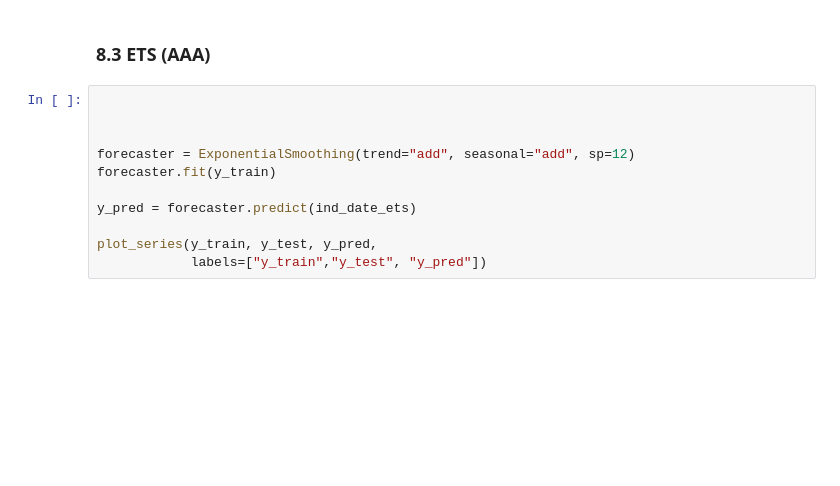
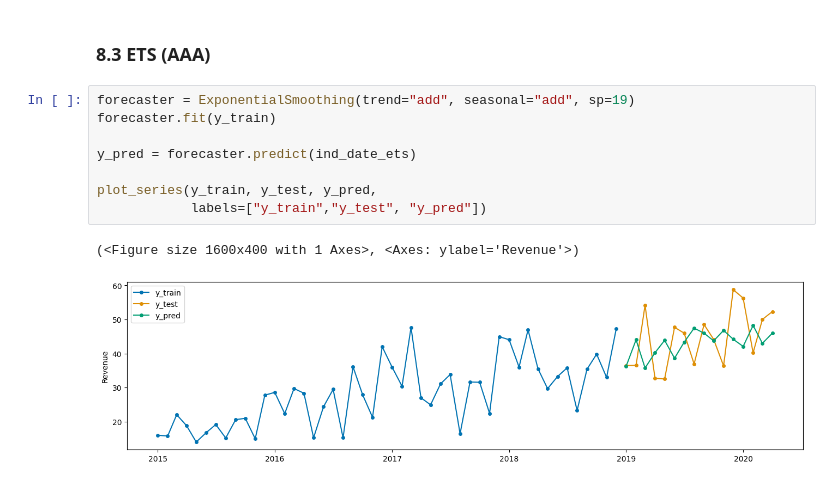
Before and after one commit to GoGoMosh/7.Data_forecasting, a Jupyter notebook: Forecast.ipynb, the cells around one changed output. Drawn from its saved outputs; the diff is of its cells as text; blank space fills up the shorter version.

```diff
--- a/Forecast.ipynb
+++ b/Forecast.ipynb
@@ -212,13 +222,13 @@ plot_series(y_train, y_test, y_pred,
 # %% [markdown]
 ### 8.3 ETS (AAA)
 # %%
-
-
-
-forecaster = ExponentialSmoothing(trend="add", seasonal="add", sp=12)
+forecaster = ExponentialSmoothing(trend="add", seasonal="add", sp=19)
 forecaster.fit(y_train)
 
 y_pred = forecaster.predict(ind_date_ets)
 
 plot_series(y_train, y_test, y_pred,
             labels=["y_train","y_test", "y_pred"])
+# %% [output]
+(<Figure size 1600x400 with 1 Axes>, <Axes: ylabel='Revenue'>)
+[figure, added]
```
Also changed, not shown: parts of 2 cells of this notebook.
